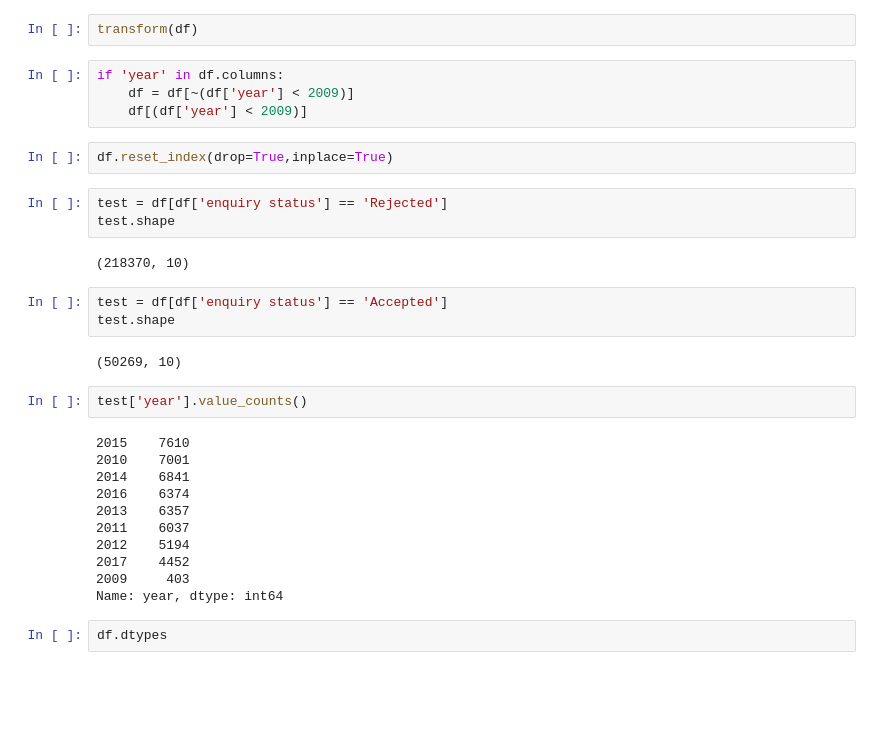
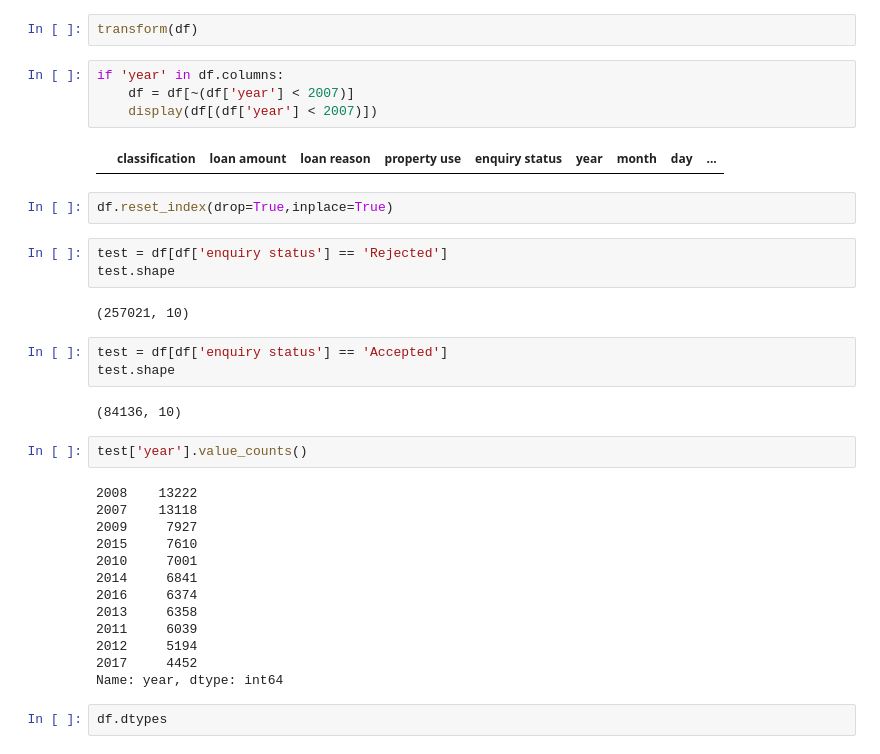
Before and after one commit to MagicMike90/customer-interest, a Jupyter notebook: clean_data.ipynb, the cells around one changed output. Saved outputs shown, nothing was run; the diff lists cells and outputs as text; blank space fills up the shorter version.

```diff
--- a/clean_data.ipynb
+++ b/clean_data.ipynb
@@ -241,32 +241,36 @@ def transform(df):
 transform(df)
 # %%
 if 'year' in df.columns:
-    df = df[~(df['year'] < 2009)]
-    df[(df['year'] < 2009)]
+    df = df[~(df['year'] < 2007)]
+    display(df[(df['year'] < 2007)])
+# %% [output]
+|  | classification | loan amount | loan reason | property use | enquiry status | year | month | day | ... |
 # %%
 df.reset_index(drop=True,inplace=True)
 # %%
 test = df[df['enquiry status'] == 'Rejected']
 test.shape
 # %% [output]
-(218370, 10)
+(257021, 10)
 # %%
 test = df[df['enquiry status'] == 'Accepted']
 test.shape
 # %% [output]
-(50269, 10)
+(84136, 10)
 # %%
 test['year'].value_counts()
 # %% [output]
-2015    7610
-2010    7001
-2014    6841
-2016    6374
-2013    6357
-2011    6037
-2012    5194
-2017    4452
-2009     403
+2008    13222
+2007    13118
+2009     7927
+2015     7610
+2010     7001
+2014     6841
+2016     6374
+2013     6358
+2011     6039
+2012     5194
+2017     4452
 Name: year, dtype: int64
 # %%
 df.dtypes
```
Also changed, not shown: parts of 17 cells of this notebook, 3 other files.
